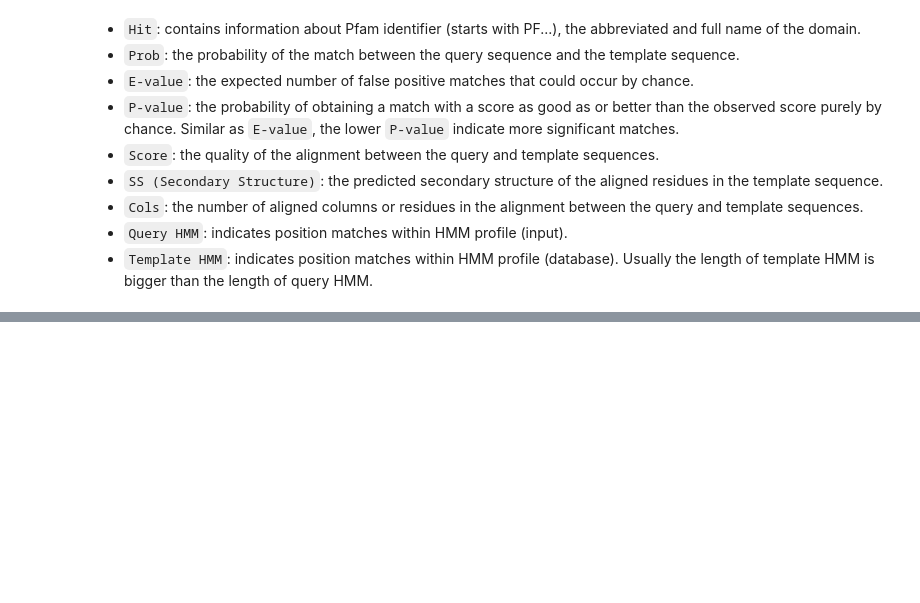
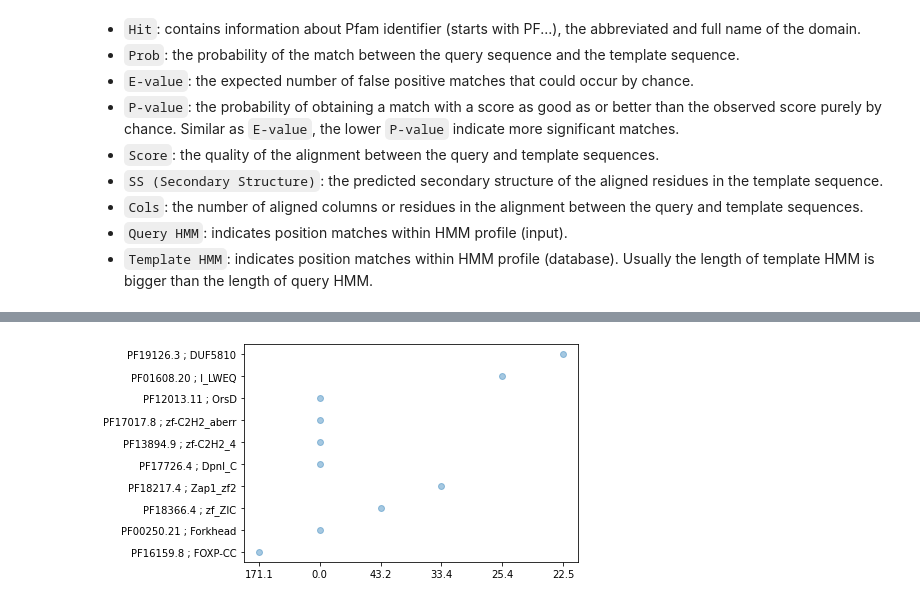
Before and after one commit to AlyaHarvelle/HMMER, a Jupyter notebook: HMM.ipynb, the cells around one changed output, grey strips where cells are left out. Cells and saved outputs as stored; diff of their text form; code cells hidden in the pictures; blank space fills up the shorter version.

```diff
--- a/HMM.ipynb
+++ b/HMM.ipynb
@@ -91,0 +67,14 @@ Error: Failed to open sequence file /db/uniprot/uniref90.fasta for reading
+# %%
+with open('hmmsearch_pfam.txt', 'r') as file:
+    lines = file.readlines()
+
+# Extract the column names
+column_names = ["E-value_fs", "score_fs", "bias_fs", "E-value_bd", "score_bd", "bias_bd", "exp", "N", "Sequence"]
+inclusion_threshold_index = lines.index('  ------ inclusion threshold ------\n') # the E-value is 0.01
+
+# Extract the data rows
+data_rows = [line.split() for line in lines[14:inclusion_threshold_index]]
+
+# Create the DataFrame
+stats_pfam = pd.DataFrame(data_rows, columns=column_names)
+len(stats_pfam)
@@ -91,0 +106,15 @@ Error: Failed to open sequence file /db/uniprot/uniref90.fasta for reading
+# %%
+with open('hmmsearch_rp.txt', 'r') as file:
+    lines = file.readlines()
+
+# Extract the column names
+column_names = lines[12].split()
+inclusion_threshold_index = lines.index('  ------ inclusion threshold ------\n')
+
+# Extract the data rows
+data_rows = [line.split() for line in lines[14:inclusion_threshold_index]]
+data_rows = [row[:9] + [' '.join(row[9:])] for row in data_rows]
+
+# Create the DataFrame
+stats_rp = pd.DataFrame(data_rows, columns=column_names)
+len(stats_rp)
@@ -165,0 +201,5 @@ ali
+# %%
+plt.scatter(hhblits_stats['Score'], hhblits_stats['Hit'], alpha=0.4)
+plt.show()
+# %% [output]
+[figure, added]
```
Also changed, not shown: parts of 26 cells of this notebook.
